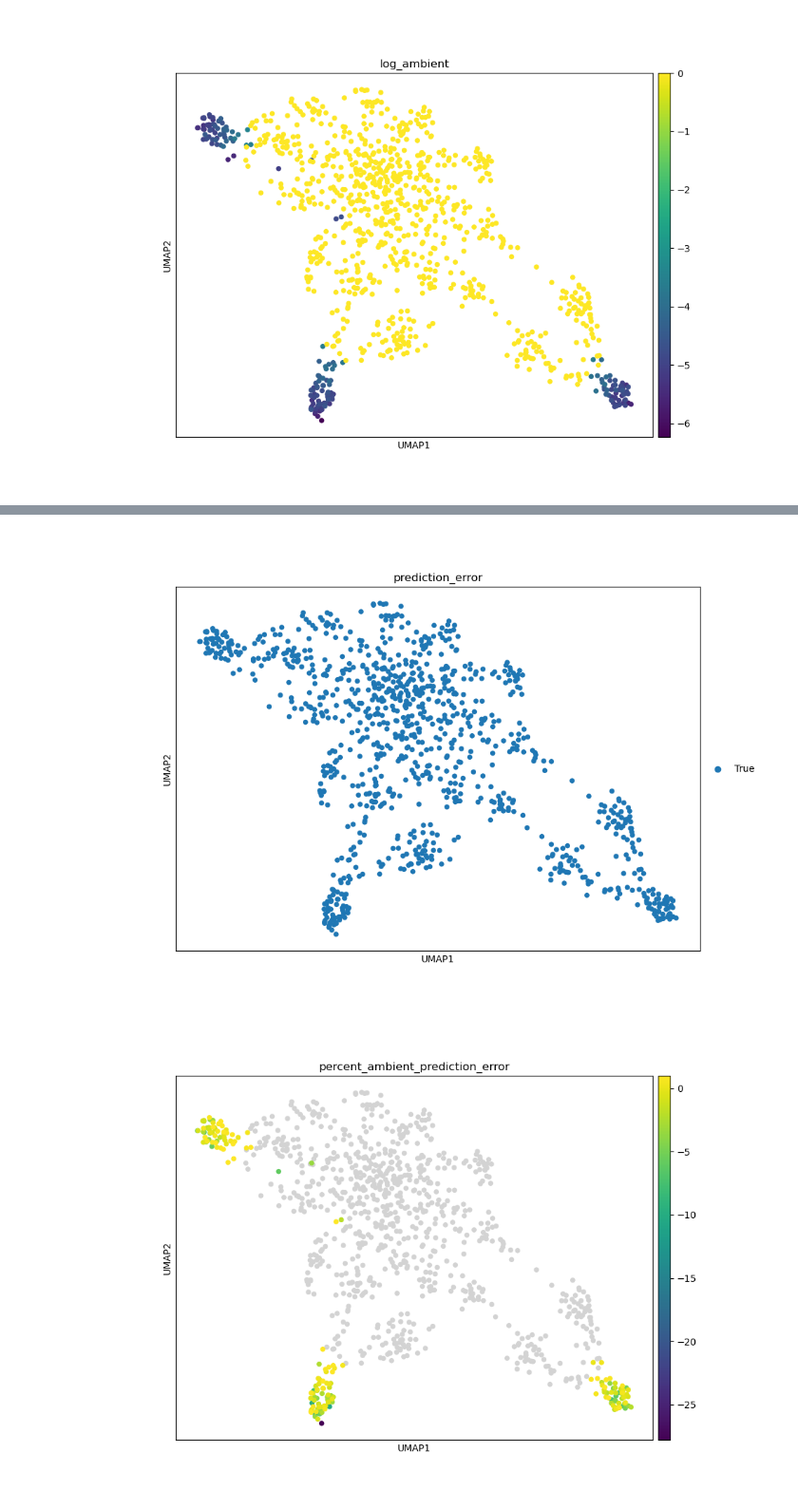
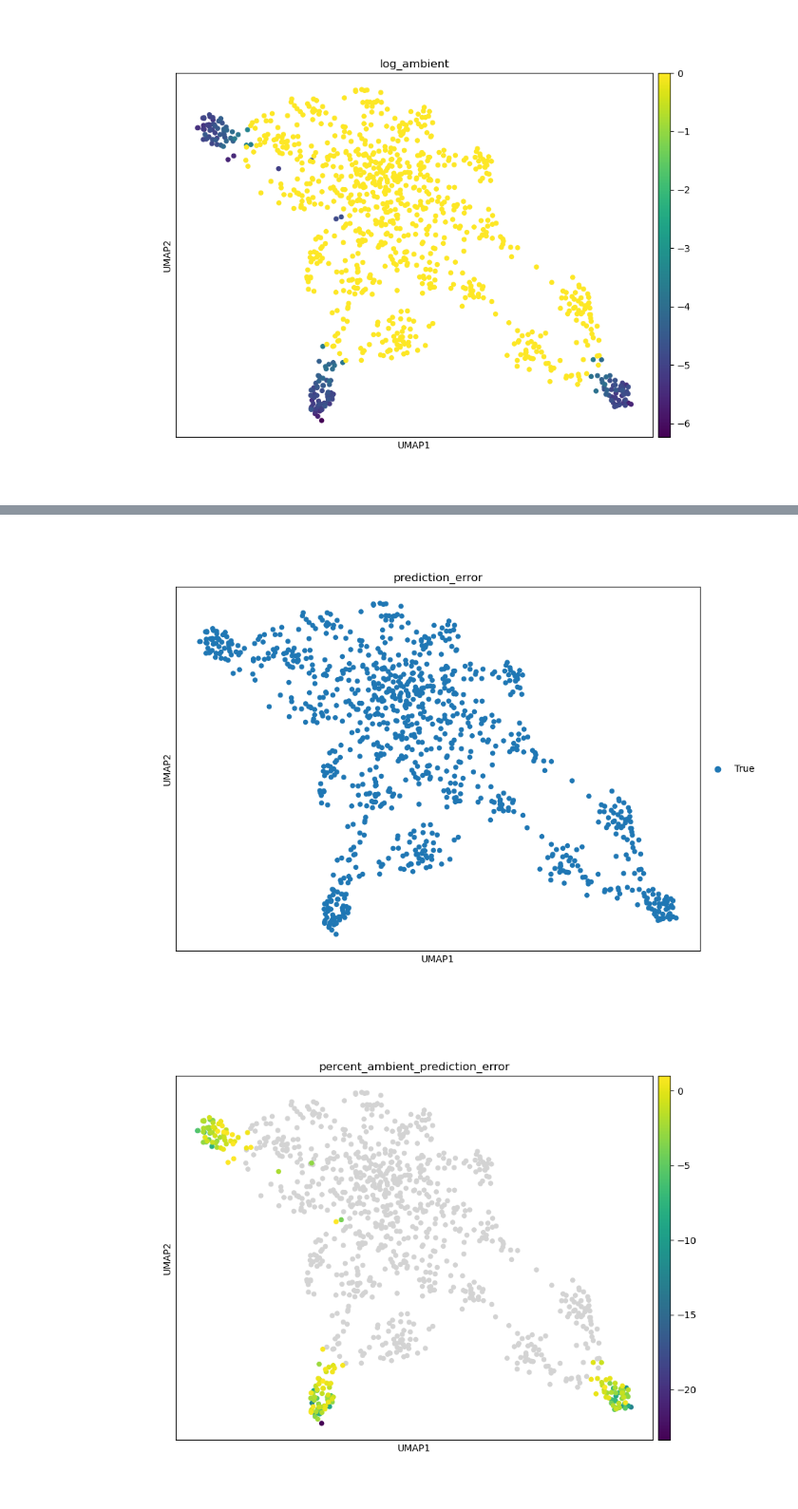
Before and after one commit to pachterlab/cellsweep, a Jupyter notebook: notebooks/debug.ipynb, the cells around one changed output, grey strips where cells are left out. Shown at 95% size. Drawn from its saved outputs; the diff is of its cells as text; code cells hidden in the pictures.

Commit message:
added new type of inference of ambient profile to model

```diff
--- a/notebooks/debug.ipynb
+++ b/notebooks/debug.ipynb
@@ -29,5 +29,5 @@ cm_utils.knee_plot(data)
 # %%
 adata_cellmender_path = os.path.join(out_dir, "adata_cellmender.h5ad")
 adata_log_path = os.path.join(out_dir, "cellmender.log")
-denoised_data = denoise_count_matrix(data, max_iter=300, beta=0.1, verbose=2, adata_out = adata_cellmender_path, log_file = adata_log_path, debug=True)
+denoised_data = denoise_count_matrix(data, max_iter=300, init_alpha=0.5, freeze_ambient_profile=False, beta=0.1, verbose=2, adata_out = adata_cellmender_path, log_file = adata_log_path, debug=True)
 # %% [output]
@@ -93,16 +92,16 @@ Cell_999               0.283464   0.004686      2
 # %%
 data.obs['percent_ambient_prediction_error'] = (data.obs['ambient_fraction'] - denoised_data.obs['alpha_hat'])/data.obs['ambient_fraction']
 data.obs['percent_ambient_prediction_error'] = data.obs['percent_ambient_prediction_error'].mask(~real_mask, np.nan)
 data.obs['predicted_type'] = denoised_data.obs['z_hat'].astype('category')
-data.obs['prediction_error'] = (denoised_data.obs['z_hat'] == denoised_data.obs['cellid'])
+data.obs['prediction_error'] = (denoised_data.obs['z_hat'].astype(int) == denoised_data.obs['cellid'].astype(int))
 
 fig, ax = plt.subplots(figsize=(10, 7))
 sc.pl.umap(data, color='predicted_type', ax=ax)
 fig, ax = plt.subplots(figsize=(10, 7))
 sc.pl.umap(data, color='prediction_error',ax=ax)
 fig, ax = plt.subplots(figsize=(10, 7))
 sc.pl.umap(data, color='percent_ambient_prediction_error', ax=ax)
 # %% [output]
 [figure]
 [figure]
-[figure, old version]
+[figure, new version]
```
Also changed, not shown: parts of 2 cells of this notebook, 2 other files.
